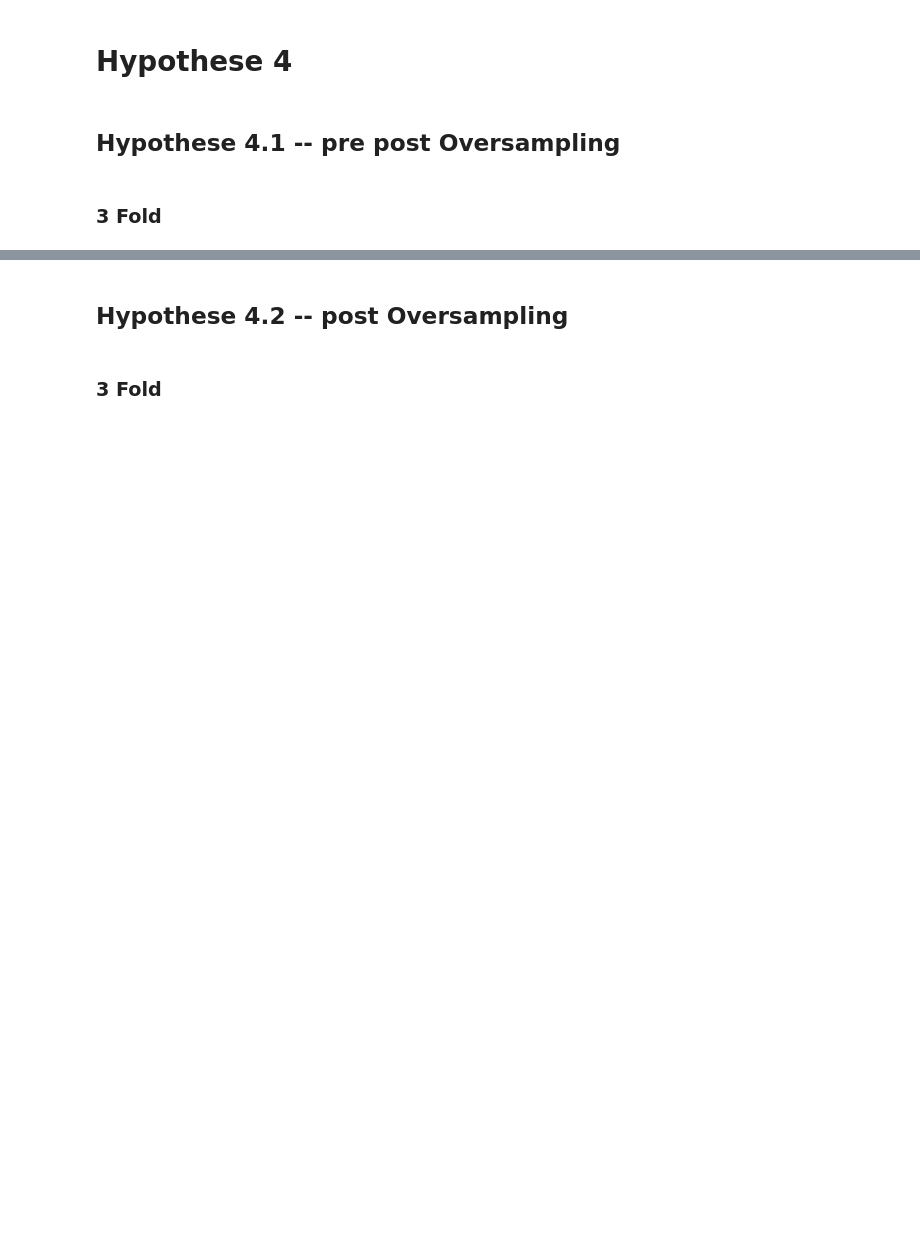
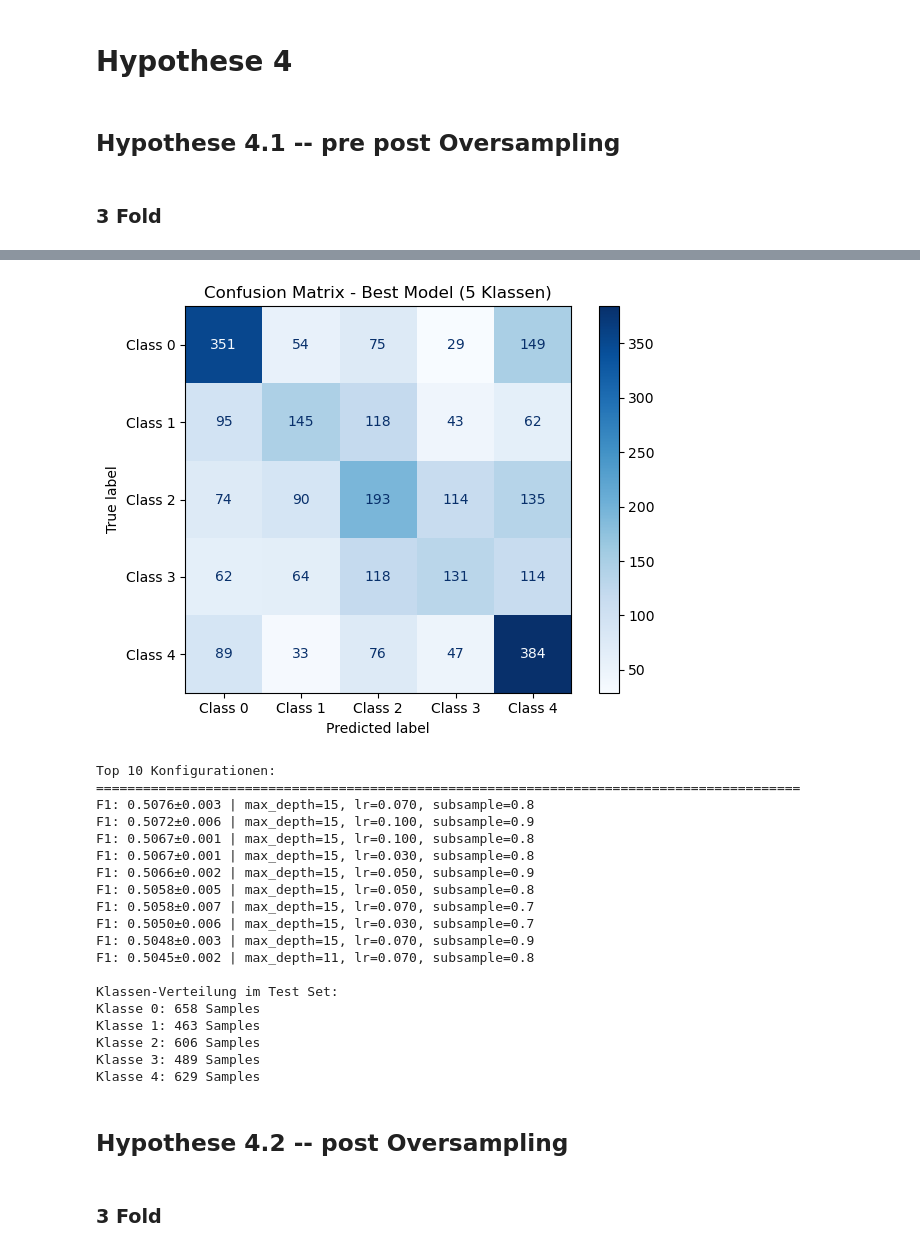
Before and after one commit to SebastianWolfP/AlgoTuning, a Jupyter notebook: 04-01-Interaktionsanalyse_3Param.ipynb, the cells around one changed output, grey strips where cells are left out. Drawn from its saved outputs; the diff is of its cells as text; code cells hidden in the pictures; blank space fills up the shorter version.

```diff
--- a/04-01-Interaktionsanalyse_3Param.ipynb
+++ b/04-01-Interaktionsanalyse_3Param.ipynb
@@ -21,20 +21,13 @@ warnings.filterwarnings('ignore')
 # Daten laden
 df = pd.read_csv("Data/preprocessed/combined_preprocessed.csv")
 
-# Labels von 5 → 3 Klassen mappen
-def map_labels(x):
-    if x == 0:
-        return 0   # sehr schnell adoptiert
-    elif x == 4:
-        return 2   # gar nicht adoptiert
-    else:
-        return 1   # mittlere Geschwindigkeiten (1,2,3)
+# Features & Labels trennen (direkt 5 Klassen verwenden)
+X = df.drop(columns=['AdoptionSpeed'])
+y = df['AdoptionSpeed'].astype(int)
 
-df['target'] = df['AdoptionSpeed'].map(map_labels)
-
-# Features & Labels trennen
-X = df.drop(columns=['AdoptionSpeed', 'target'])
-y = df['target'].astype(int)
+# Check the actual classes in your data
+print(f"Unique classes in data: {sorted(np.unique(y))}")
+print(f"Number of classes: {len(np.unique(y))}")
 
 # Stratified Split: Train / Temp
 X_train, X_temp, y_train, y_temp = train_test_split(
@@ -84,11 +77,11 @@ param_grid = {
 total_combinations = len(param_grid['max_depth']) * len(param_grid['learning_rate']) * len(param_grid['subsample'])
 print(f"Teste {total_combinations} Parameterkombinationen")
 
-def evaluate_params_native(max_depth, learning_rate, subsample, X_train, y_train):
+def evaluate_params_native(max_depth, learning_rate, subsample, X_train, y_train, num_classes):
     """Evaluiert Parameter mit nativem XGBoost (ohne sklearn)"""
 
     # Manual 5-Fold Cross Validation
-    cv = StratifiedKFold(n_splits=5, shuffle=True, random_state=42)
+    cv = StratifiedKFold(n_splits=3, shuffle=True, random_state=42)
     f1_scores = []
 
     for train_idx, val_idx in cv.split(X_train, y_train):
@@ -100,7 +93,7 @@ def evaluate_params_native(max_depth, learning_rate, subsample, X_train, y_train
 
         params = {
             'objective': 'multi:softmax',
-            'num_class': 3,
+            'num_class': num_classes,  # Use actual number of classes
             'eval_metric': 'mlogloss',
             'max_depth': max_depth,
             'learning_rate': learning_rate,
@@ -129,6 +122,10 @@ def evaluate_params_native(max_depth, learning_rate, subsample, X_train, y_train
 X_train_val = pd.concat([X_train_res, X_valid])
 y_train_val = pd.concat([y_train_res, y_valid])
 
+# Determine the actual number of classes
+num_classes = len(np.unique(y))
+print(f"Using num_classes = {num_classes} for XGBoost")
+
 print("Starte Native XGBoost Grid Search...")
 start_time = time.time()
 
@@ -140,7 +137,7 @@ for i, (max_depth, learning_rate, subsample) in enumerate(
 
     print(f"[{i:3d}/{total_combinations}] max_depth={max_depth:2d}, lr={learning_rate:.3f}, subsample={subsample:.1f}", end=" ")
 
-    result = evaluate_params_native(max_depth, learning_rate, subsample, X_train_val, y_train_val)
+    result = evaluate_params_native(max_depth, learning_rate, subsample, X_train_val, y_train_val, num_classes)
     results.append(result)
 
     print(f"→ F1: {result['f1_mean']:.4f}±{result['f1_std']:.3f}")
@@ -163,7 +160,7 @@ dtest = xgb.DMatrix(X_test, label=y_test)
 
 best_params = {
     'objective': 'multi:softmax',
-    'num_class': 3,
+    'num_class': num_classes,  # FIXED: Use actual number of classes, not hardcoded 3
     'eval_metric': 'mlogloss',
     'max_depth': int(best_result['max_depth']),
     'learning_rate': best_result['learning_rate'],
@@ -185,12 +182,22 @@ print(f"Test F1 Score: {test_f1:.4f}")
 print("Classification Report:")
 print(classification_report(y_test, y_test_pred))
 
-# Confusion Matrix (für 3 Klassen)
-labels_all = [0, 1, 2]
-cm = confusion_matrix(y_test, y_test_pred, labels=labels_all)
-disp = ConfusionMatrixDisplay(confusion_matrix=cm, display_labels=["Sehr schnell (0)", "Mittel (1-3)", "Gar nicht (4)"])
+# Confusion Matrix (für alle Klassen)
+unique_classes = sorted(np.unique(y))
+cm = confusion_matrix(y_test, y_test_pred, labels=unique_classes)
+
+# Create appropriate labels based on your actual classes
+if num_classes == 5:
+    class_labels = ["Class 0", "Class 1", "Class 2", "Class 3", "Class 4"]
+elif num_classes == 3:
+    class_labels = ["Sehr schnell (0)", "Mittel (1-3)", "Gar nicht (4)"]
+else:
+    class_labels = [f"Class {i}" for i in unique_classes]
+
+disp = ConfusionMatrixDisplay(confusion_matrix=cm, display_labels=class_labels)
 disp.plot(cmap="Blues")
-plt.title("Confusion Matrix - Best Model (3 Klassen)")
+plt.title(f"Confusion Matrix - Best Model ({num_classes} Klassen)")
+plt.tight_layout()
 plt.show()
 
 # Top 10 Konfigurationen
@@ -228,3 +235,23 @@ Starte Native XGBoost Grid Search...
+[figure, added]
+Top 10 Konfigurationen:
+==========================================================================================
+F1: 0.5076±0.003 | max_depth=15, lr=0.070, subsample=0.8
+F1: 0.5072±0.006 | max_depth=15, lr=0.100, subsample=0.9
+F1: 0.5067±0.001 | max_depth=15, lr=0.100, subsample=0.8
+F1: 0.5067±0.001 | max_depth=15, lr=0.030, subsample=0.8
+F1: 0.5066±0.002 | max_depth=15, lr=0.050, subsample=0.9
+F1: 0.5058±0.005 | max_depth=15, lr=0.050, subsample=0.8
+F1: 0.5058±0.007 | max_depth=15, lr=0.070, subsample=0.7
+F1: 0.5050±0.006 | max_depth=15, lr=0.030, subsample=0.7
+F1: 0.5048±0.003 | max_depth=15, lr=0.070, subsample=0.9
+F1: 0.5045±0.002 | max_depth=11, lr=0.070, subsample=0.8
+
+Klassen-Verteilung im Test Set:
+Klasse 0: 658 Samples
+Klasse 1: 463 Samples
+Klasse 2: 606 Samples
+Klasse 3: 489 Samples
+Klasse 4: 629 Samples
 # %% [markdown]
 ## Hypothese 4.2 -- post Oversampling
 # %% [markdown]
```
Also changed, not shown: parts of 9 cells of this notebook.
